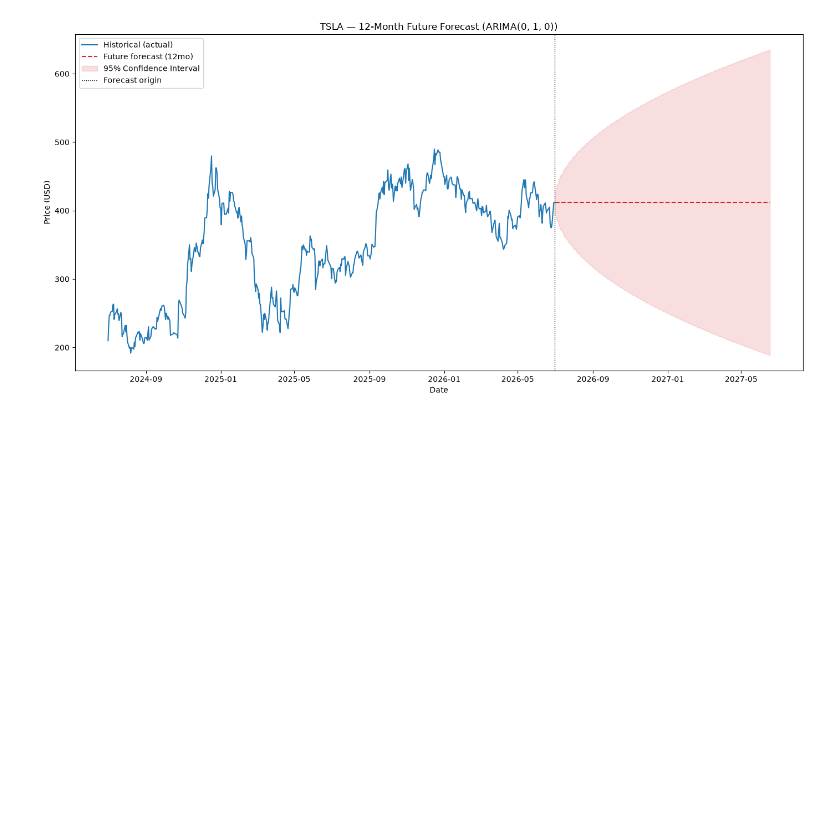
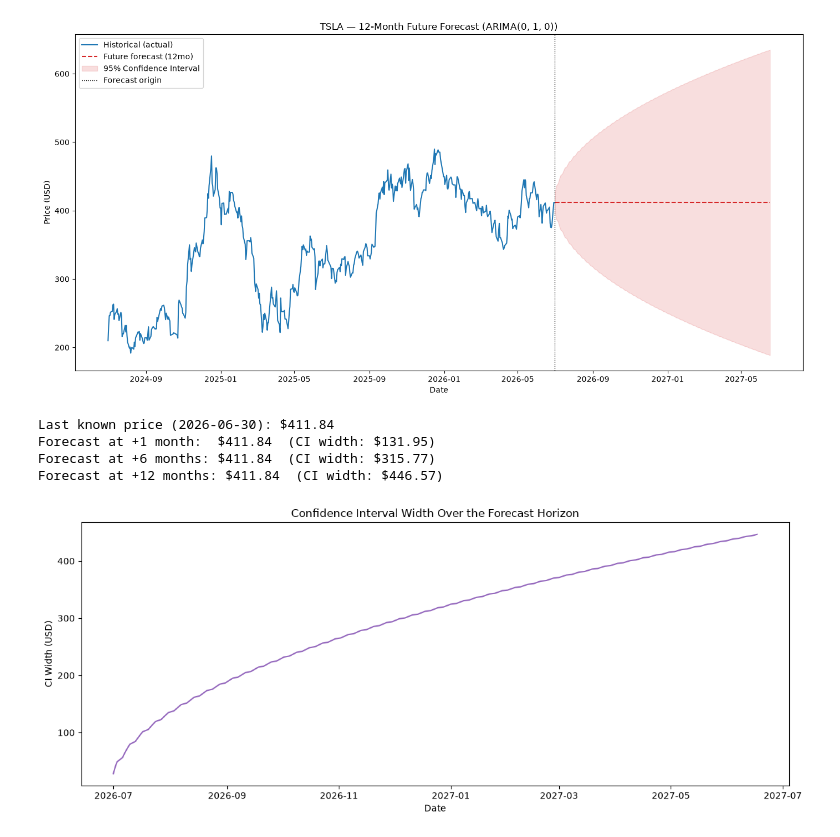
Before and after one commit to Sumeyahassen/portfolio-optimization, a Jupyter notebook: notebooks/task3_forecast.ipynb, the cells around one changed output. Saved outputs shown, nothing was run; the diff lists cells and outputs as text; code cells hidden in the pictures; blank space fills up the shorter version.

Commit message:
confidense interval forcast horisen

```diff
--- a/notebooks/task3_forecast.ipynb
+++ b/notebooks/task3_forecast.ipynb
@@ -86,3 +86,25 @@ plt.savefig("../data/processed/fig_task3_future_forecast.png", dpi=120)
 plt.show()
 # %% [output]
 [figure]
+# %%
+ci_width = future_upper - future_lower
+
+print(f"Last known price ({close.index[-1].date()}): ${close.iloc[-1]:.2f}")
+print(f"Forecast at +1 month:  ${future_forecast.iloc[21]:.2f}  (CI width: ${ci_width.iloc[21]:.2f})")
+print(f"Forecast at +6 months: ${future_forecast.iloc[125]:.2f}  (CI width: ${ci_width.iloc[125]:.2f})")
+print(f"Forecast at +12 months: ${future_forecast.iloc[-1]:.2f}  (CI width: ${ci_width.iloc[-1]:.2f})")
+
+fig, ax = plt.subplots(figsize=(12, 5))
+ax.plot(future_forecast.index, ci_width, color="tab:purple")
+ax.set_title("Confidence Interval Width Over the Forecast Horizon")
+ax.set_xlabel("Date")
+ax.set_ylabel("CI Width (USD)")
+plt.tight_layout()
+plt.savefig("../data/processed/fig_task3_ci_widening.png", dpi=120)
+plt.show()
+# %% [output]
+Last known price (2026-06-30): $411.84
+Forecast at +1 month:  $411.84  (CI width: $131.95)
+Forecast at +6 months: $411.84  (CI width: $315.77)
+Forecast at +12 months: $411.84  (CI width: $446.57)
+[figure, added]
```
